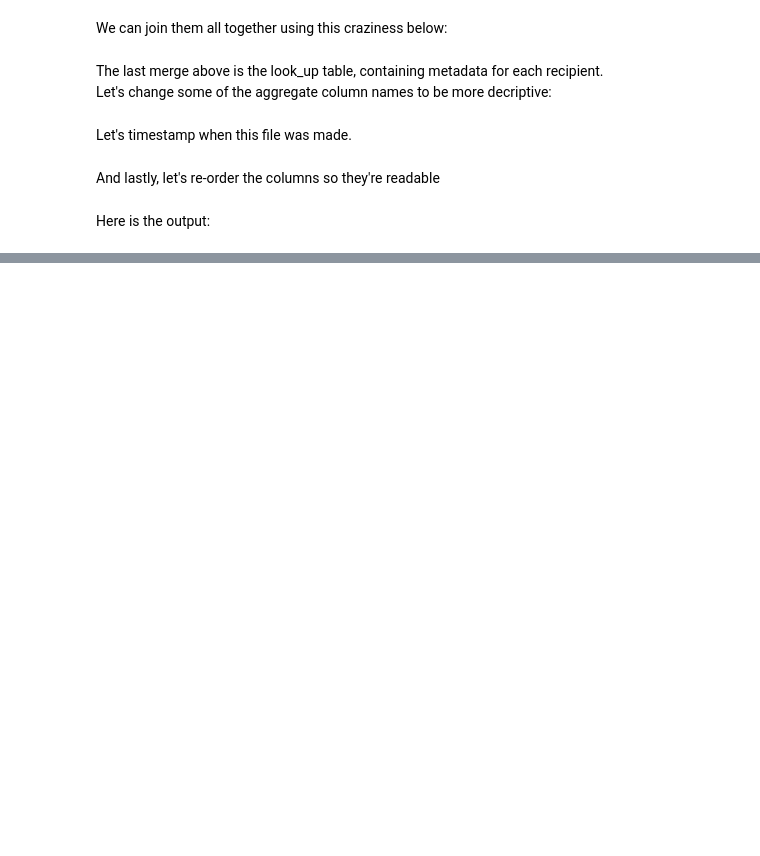
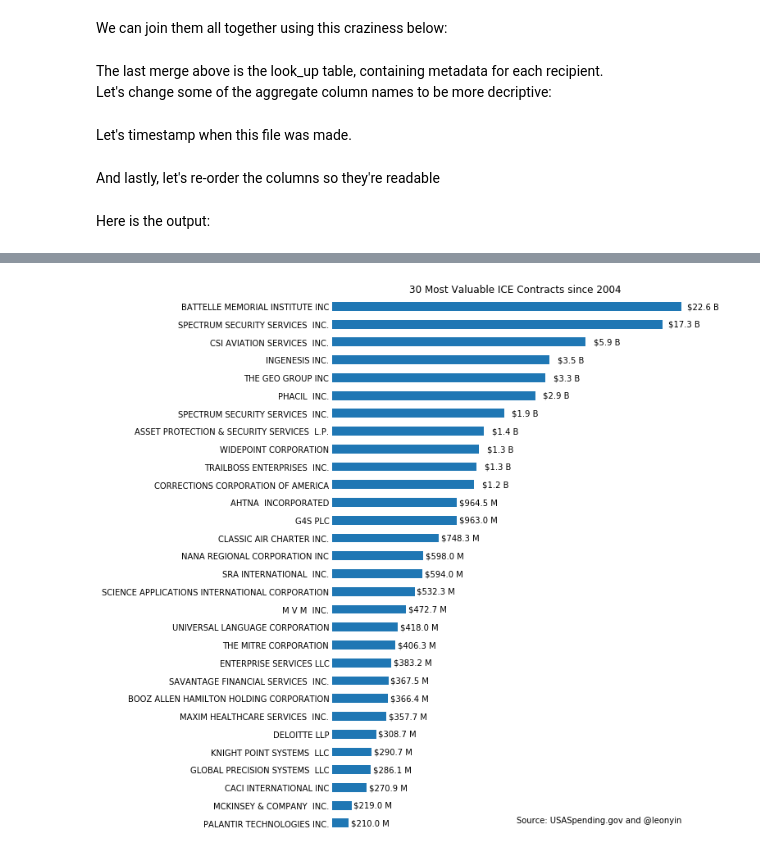
Before and after one commit to yinleon/us-spending, a Jupyter notebook: 2_ice_money.ipynb, the cells around one changed output, grey strips where cells are left out. Drawn from its saved outputs; the diff is of its cells as text; code cells hidden in the pictures; blank space fills up the shorter version.

Commit message:
added top terms and plot

```diff
--- a/2_ice_money.ipynb
+++ b/2_ice_money.ipynb
@@ -155,0 +168,2 @@ contract_startdate = (df_prime_contracts[
+# %%
+sw = stopwords.words('English')
@@ -230,0 +280,44 @@ output[order_cols].to_csv(outfile, index=False)
+# %%
+millnames = ['',' K',' M',' B',' T']
+
+def millify(n):
+    n = float(n)
+    millidx = max(0,min(len(millnames)-1,
+                        int(math.floor(0 if n == 0 else math.log10(abs(n))/3))))
+
+    return '{:.1f}{}'.format(n / 10**(3 * millidx), millnames[millidx])
+# %%
+ax = output.head(30).plot(x='recipient_parent_name',
+                          y='current_total_value_of_awards_USD',
+                          kind='barh',
+                          logx=True,
+                          figsize=(8,12),
+                          title= "30 Most Valuable ICE Contracts since 2004",
+                          legend=False)
+# annotate each bar
+for rect in ax.patches:
+    width = rect.get_width()
+    ax.text(1.35*rect.get_width(), rect.get_y()+ 0.5 * rect.get_height(),
+            '$' + millify(width),
+            ha='center', va='center')
+
+# remove boarder
+for spine in plt.gca().spines.values():
+    spine.set_visible(False)
+
+# remoce axis titles
+ax.set_xlabel("")
+ax.set_ylabel("")
+
+# remove ticks
+ax.tick_params(axis=u'both', which=u'both',length=0)
+ax.get_xaxis().set_ticks([])
+ax.invert_yaxis();
+
+ax.annotate('Source: USASpending.gov and @leonyin',
+            xy=(1, 0), xycoords='axes fraction',
+            xytext=(-20, 10), textcoords='offset pixels',
+            horizontalalignment='right',
+            verticalalignment='bottom');
+# %% [output]
+[figure, added]
```
Also changed, not shown: parts of 15 cells of this notebook, 1 other file.
